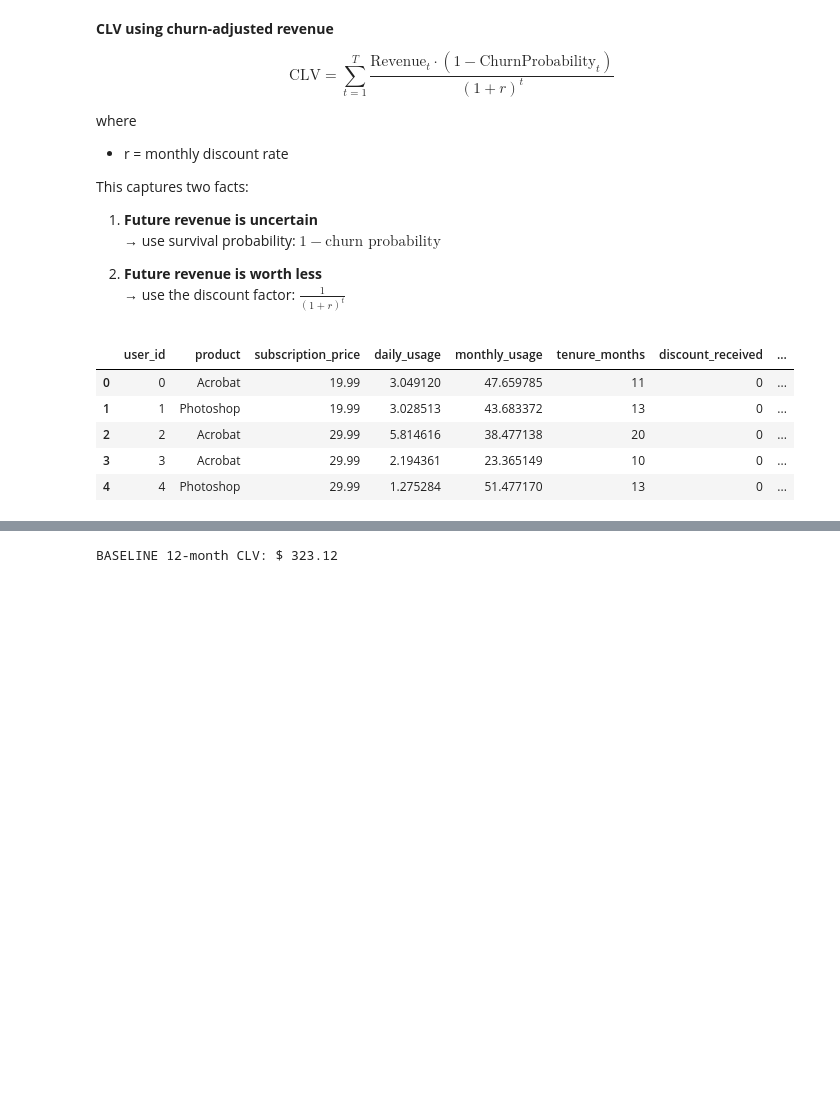
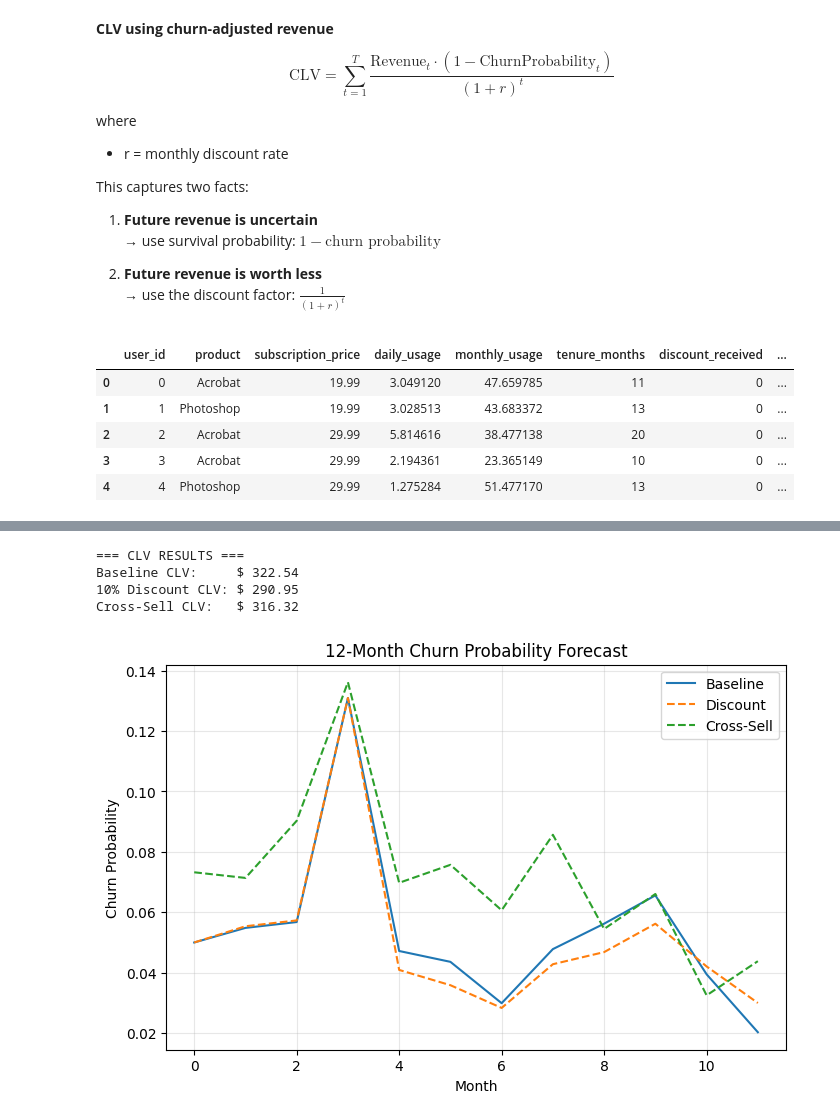
Before and after one commit to xit7/DATA-TEMPLATE, a Jupyter notebook: 010-ml_examples/055-clv_development_time.ipynb, the cells around one changed output, grey strips where cells are left out. Saved outputs shown, nothing was run; the diff lists cells and outputs as text; code cells hidden in the pictures; blank space fills up the shorter version.

```diff
--- a/010-ml_examples/055-clv_development_time.ipynb
+++ b/010-ml_examples/055-clv_development_time.ipynb
@@ -120,13 +156,53 @@ def calculate_clv(user_row, churn_forecast, discount_rate=0.01):
 
     return clv
 # %%
-# Example user
+# ============================================================
+# 8. RUN EXAMPLE USER FORECAST + STRATEGY SIMULATIONS
+# ============================================================
+
 example_user = data.sample(1, random_state=42).iloc[0]
 
+# Baseline
+churn_baseline = forecast_12_month_churn(example_user)
+clv_baseline = calculate_clv(example_user, churn_baseline)
 
-churn_forecast_baseline = forecast_12_month_churn(example_user.copy())
-clv_baseline = calculate_clv(example_user, churn_forecast_baseline)
+# Strategy A: 10% discount
+user_discount = example_user.copy()
+user_discount["subscription_price"] *= 0.9
 
-print("BASELINE 12-month CLV: $", round(clv_baseline, 2))
+churn_discount = forecast_12_month_churn(user_discount)
+clv_discount = calculate_clv(user_discount, churn_discount)
+
+# Strategy B: Cross-sell (increase usage)
+user_crosssell = example_user.copy()
+user_crosssell["monthly_usage"] *= 1.2
+user_crosssell["daily_usage"] *= 1.2
+
+churn_crosssell = forecast_12_month_churn(user_crosssell)
+clv_crosssell = calculate_clv(user_crosssell, churn_crosssell)
+
+print("=== CLV RESULTS ===")
+print("Baseline CLV:     $", round(clv_baseline, 2))
+print("10% Discount CLV: $", round(clv_discount, 2))
+print("Cross-Sell CLV:   $", round(clv_crosssell, 2))
+
+# ============================================================
+# 9. VISUALIZE CHURN FORECAST
+# ============================================================
+
+plt.figure(figsize=(8,5))
+plt.plot(churn_baseline, label="Baseline")
+plt.plot(churn_discount, linestyle='--', label="Discount")
+plt.plot(churn_crosssell, linestyle='--', label="Cross-Sell")
+plt.xlabel("Month")
+plt.ylabel("Churn Probability")
+plt.legend()
+plt.title("12-Month Churn Probability Forecast")
+plt.grid(alpha=0.3)
+plt.show()
 # %% [output]
-BASELINE 12-month CLV: $ 323.12
+=== CLV RESULTS ===
+Baseline CLV:     $ 322.54
+10% Discount CLV: $ 290.95
+Cross-Sell CLV:   $ 316.32
+[figure, added]
```
Also changed, not shown: parts of 3 cells of this notebook.
